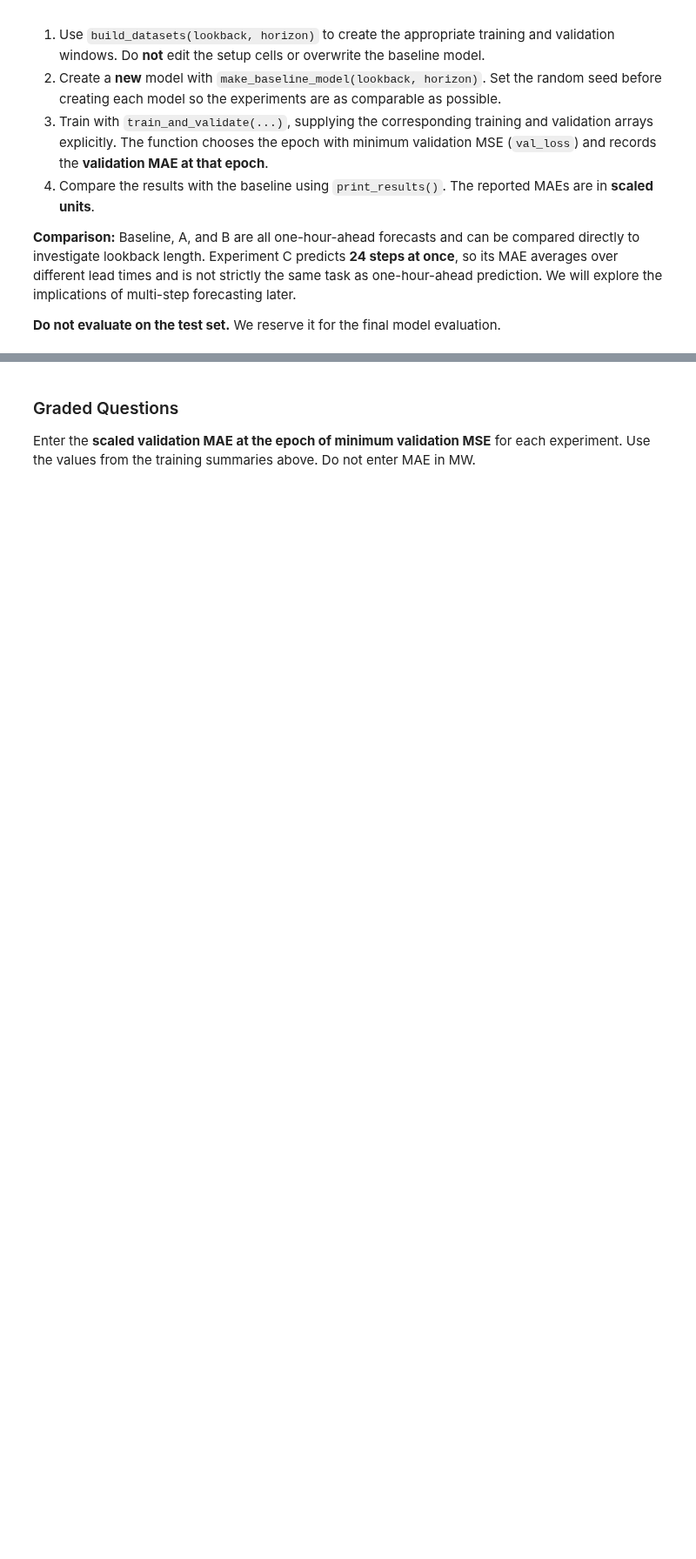
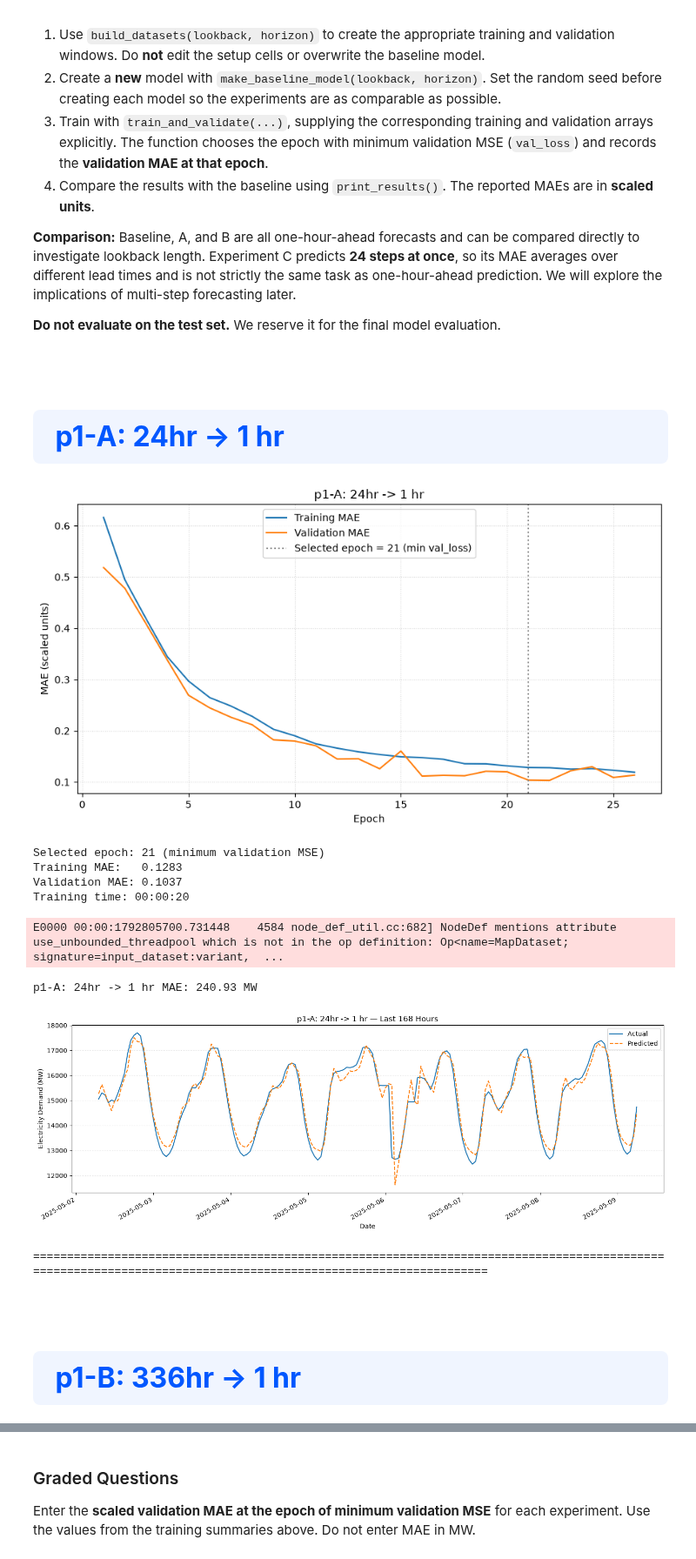
Before and after one commit to raffwh/dx703_hw, a Jupyter notebook: notebooks/Homework_08.ipynb, the cells around one changed output, grey strips where cells are left out. Shown at 87% size. Cells and saved outputs as stored; diff of their text form; code cells hidden in the pictures; blank space fills up the shorter version.

```diff
--- a/notebooks/Homework_08.ipynb
+++ b/notebooks/Homework_08.ipynb
@@ -258,7 +261,21 @@ def train_and_validate(
     )
     cb = [early_stop] + ([] if callbacks is None else list(callbacks))
 
-    print(f"\n{title}\n")
+    # print(f"\n{title}\n")
+    display(HTML(f"""
+        <h2 style="
+            font-family: 'Poppins', sans-serif;
+            font-size: 2rem;
+            font-weight: 700;
+            margin-top: 2em;
+            color: #0057ff;
+            background: rgba(0,87,255,0.06);
+            padding: 0.5em 0.8em;
+            border-radius: 8px;">
+            {title}
+            </h2>"""))
+
+
     start = time.time()
     history = model.fit(
         X_train, y_train,
@@ -702,3 +715,46 @@ For each of **A, B, and C**:
 **Do not evaluate on the test set.** We reserve it for the final model evaluation.
 # %%
 # Your code here; add as many cells as you wish
+
+p1_experiment_config = {
+    "p1-A: 24hr -> 1 hr"    : dict(lookback = 24*1  , horizon = 1),
+    "p1-B: 336hr -> 1 hr"   : dict(lookback = 24*14 , horizon = 1),
+    "p1-C: 168hr -> 24 hr"  : dict(lookback = 24*7  , horizon = 24),
+}
+
+
+for p1_title, p1_cfg in p1_experiment_config.items():
+    lookback_horizon_config = {l:h for l,h in p1_cfg.items()}
+    X_train, y_train, X_val, y_val, X_test, y_test = build_datasets(**lookback_horizon_config)
+
+    p1_experiment_model = make_baseline_model(**lookback_horizon_config)
+    p1_info = train_and_validate(
+        model =     p1_experiment_model,
+        title =     p1_title,
+        verbose=    0,
+        return_history=False
+    )
+
+    evaluate_forecast(
+        p1_experiment_model,
+        X_val,
+        y_val,
+        title=      p1_title,
+        target_scaler=scaler,
+        datetime_index=val.index,
+        plot_last_hours=24*7
+    )
+
+    print("=="*80)
+# %% [output]
+p1-A: 24hr -> 1 hr
+[figure, added]
+Selected epoch: 21 (minimum validation MSE)
+Training MAE:   0.1283
+Validation MAE: 0.1037
+Training time: 00:00:20
+E0000 00:00:1792805700.731448    4584 node_def_util.cc:682] NodeDef mentions attribute use_unbounded_threadpool which is not in the op definition: Op<name=MapDataset; signature=input_dataset:variant,  ...
+p1-A: 24hr -> 1 hr MAE: 240.93 MW
+[figure, added]
+================================================================================================================================================================
+p1-B: 336hr -> 1 hr
```
Also changed, not shown: parts of 37 cells of this notebook, 1 other file.
